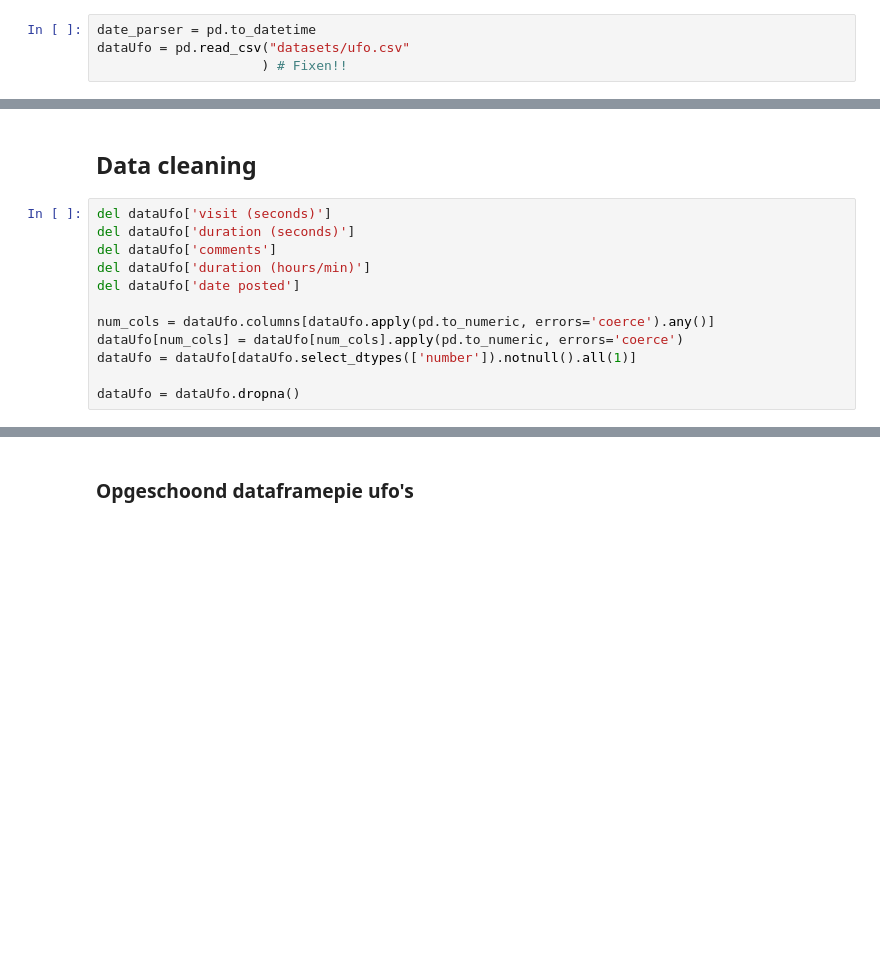
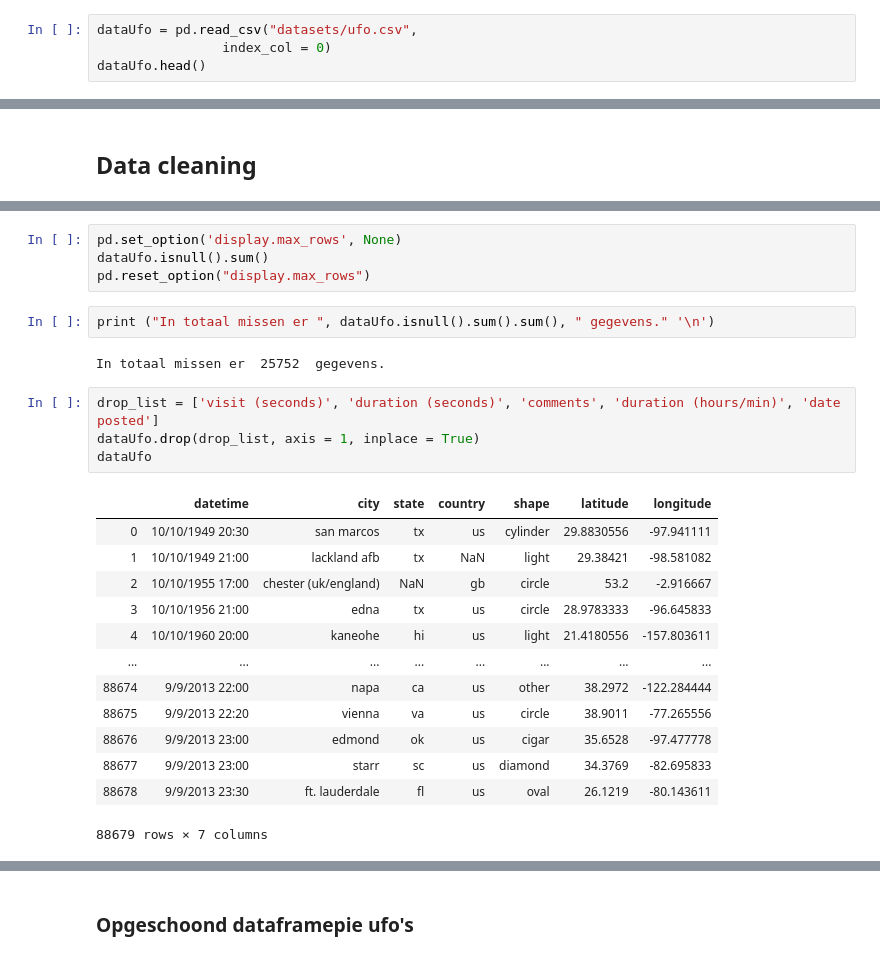
Before and after one commit to groax/DS-Bezemvak, a Jupyter notebook: UFO.ipynb, the cells around one changed output, grey strips where cells are left out. Cells and saved outputs as stored; diff of their text form; blank space fills up the shorter version.

```diff
--- a/UFO.ipynb
+++ b/UFO.ipynb
@@ -9,4 +14,4 @@ c_date_parser = lambda x: datetime.strptime(x, "%m-%d-%Y %H:%M")
 # %%
-date_parser = pd.to_datetime
-dataUfo = pd.read_csv("datasets/ufo.csv"
-                     ) # Fixen!!
+dataUfo = pd.read_csv("datasets/ufo.csv",
+                index_col = 0)
+dataUfo.head()
@@ -13,14 +37,2 @@ dataUfo = pd.read_csv("datasets/ufo.csv"
 # %% [markdown]
 ## Data cleaning
-# %%
-del dataUfo['visit (seconds)']
-del dataUfo['duration (seconds)']
-del dataUfo['comments']
-del dataUfo['duration (hours/min)']
-del dataUfo['date posted']
-
-num_cols = dataUfo.columns[dataUfo.apply(pd.to_numeric, errors='coerce').any()]
-dataUfo[num_cols] = dataUfo[num_cols].apply(pd.to_numeric, errors='coerce')
-dataUfo = dataUfo[dataUfo.select_dtypes(['number']).notnull().all(1)]
-
-dataUfo = dataUfo.dropna()
@@ -26,0 +46,26 @@ dataUfo = dataUfo.dropna()
+# %%
+pd.set_option('display.max_rows', None)
+dataUfo.isnull().sum()
+pd.reset_option("display.max_rows")
+# %%
+print ("In totaal missen er ", dataUfo.isnull().sum().sum(), " gegevens." '\n')
+# %% [output]
+In totaal missen er  25752  gegevens.
+# %%
+drop_list = ['visit (seconds)', 'duration (seconds)', 'comments', 'duration (hours/min)', 'date posted']
+dataUfo.drop(drop_list, axis = 1, inplace = True)
+dataUfo
+# %% [output]
+|  | datetime | city | state | country | shape | latitude | longitude |
+| 0 | 10/10/1949 20:30 | san marcos | tx | us | cylinder | 29.8830556 | -97.941111 |
+| 1 | 10/10/1949 21:00 | lackland afb | tx | NaN | light | 29.38421 | -98.581082 |
+| 2 | 10/10/1955 17:00 | chester (uk/england) | NaN | gb | circle | 53.2 | -2.916667 |
+| 3 | 10/10/1956 21:00 | edna | tx | us | circle | 28.9783333 | -96.645833 |
+| 4 | 10/10/1960 20:00 | kaneohe | hi | us | light | 21.4180556 | -157.803611 |
+| ... | ... | ... | ... | ... | ... | ... | ... |
+| 88674 | 9/9/2013 22:00 | napa | ca | us | other | 38.2972 | -122.284444 |
+| 88675 | 9/9/2013 22:20 | vienna | va | us | circle | 38.9011 | -77.265556 |
+| 88676 | 9/9/2013 23:00 | edmond | ok | us | cigar | 35.6528 | -97.477778 |
+| 88677 | 9/9/2013 23:00 | starr | sc | us | diamond | 34.3769 | -82.695833 |
+| 88678 | 9/9/2013 23:30 | ft. lauderdale | fl | us | oval | 26.1219 | -80.143611 |
+88679 rows × 7 columns
```
Also changed, not shown: parts of 15 cells of this notebook, 1 other file.
